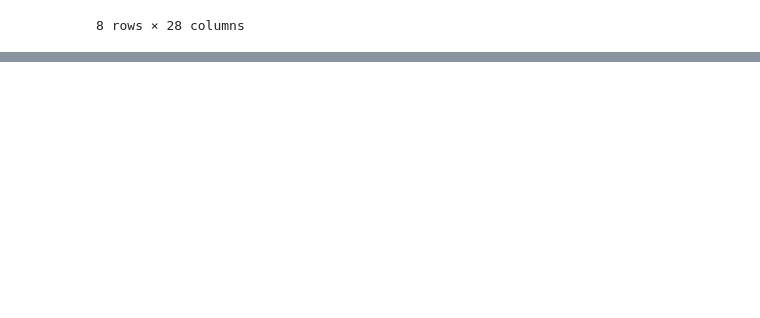
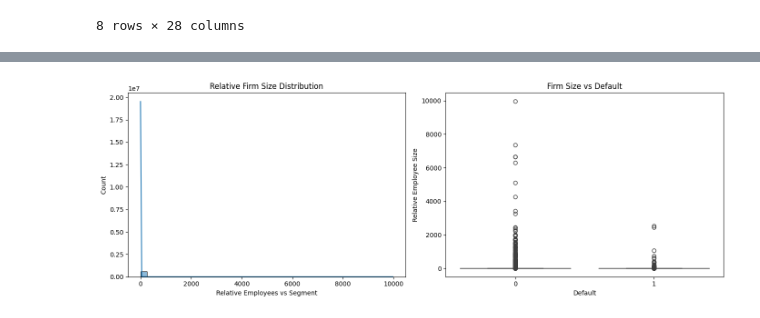
Before and after one commit to CPSC-5071-SELECT-ALL-FROM-STRUGGLING/FairLend-SBA, a Jupyter notebook: notebooks/05_LogisticRegression.ipynb, the cells around one changed output, grey strips where cells are left out. Saved outputs shown, nothing was run; the diff lists cells and outputs as text; code cells hidden in the pictures; blank space fills up the shorter version.

```diff
--- a/notebooks/05_LogisticRegression.ipynb
+++ b/notebooks/05_LogisticRegression.ipynb
@@ -183,0 +197,20 @@ The baseline model demonstrates strong predictive performance with an ROC-AUC of
+# %%
+def check_vif(df_nums):
+    scaler = StandardScaler()
+    df_scaled = scaler.fit_transform(df_nums)
+    vif_data = pd.DataFrame()
+    vif_data["feature"] = df_nums.columns
+
+    vif_values = []
+    for i in range(len(df_nums.columns)):
+        vif = variance_inflation_factor(df_scaled, i)
+        vif_values.append(vif)
+
+    vif_data["VIF"] = vif_values
+    return vif_data.sort_values(by="VIF", ascending=False)
+
+vif = check_vif(df_model[numeric_features])
+
+print("\nMulticollinearity Audit (VIF)")
+for _, row in vif.iterrows():
+    print(f"{row['feature']}  VIF = {row['VIF']:,.2f}")
@@ -183,0 +377,24 @@ The baseline model demonstrates strong predictive performance with an ROC-AUC of
+# %%
+fig, axes = plt.subplots(1, 2, figsize=(14,5))
+
+# Relative firm size distribution
+sns.histplot(df['relative_emp_size'], bins=40, kde=True, ax=axes[0])
+axes[0].set_title("Relative Firm Size Distribution")
+axes[0].set_xlabel("Relative Employees vs Segment")
+
+# Relative firm size vs default
+sns.boxplot(
+    x='is_default',
+    y='relative_emp_size',
+    data=df,
+    ax=axes[1]
+)
+
+axes[1].set_title("Firm Size vs Default")
+axes[1].set_xlabel("Default")
+axes[1].set_ylabel("Relative Employee Size")
+
+plt.tight_layout()
+plt.show()
+# %% [output]
+[figure, added]
```
Also changed, not shown: parts of 35 cells of this notebook.
